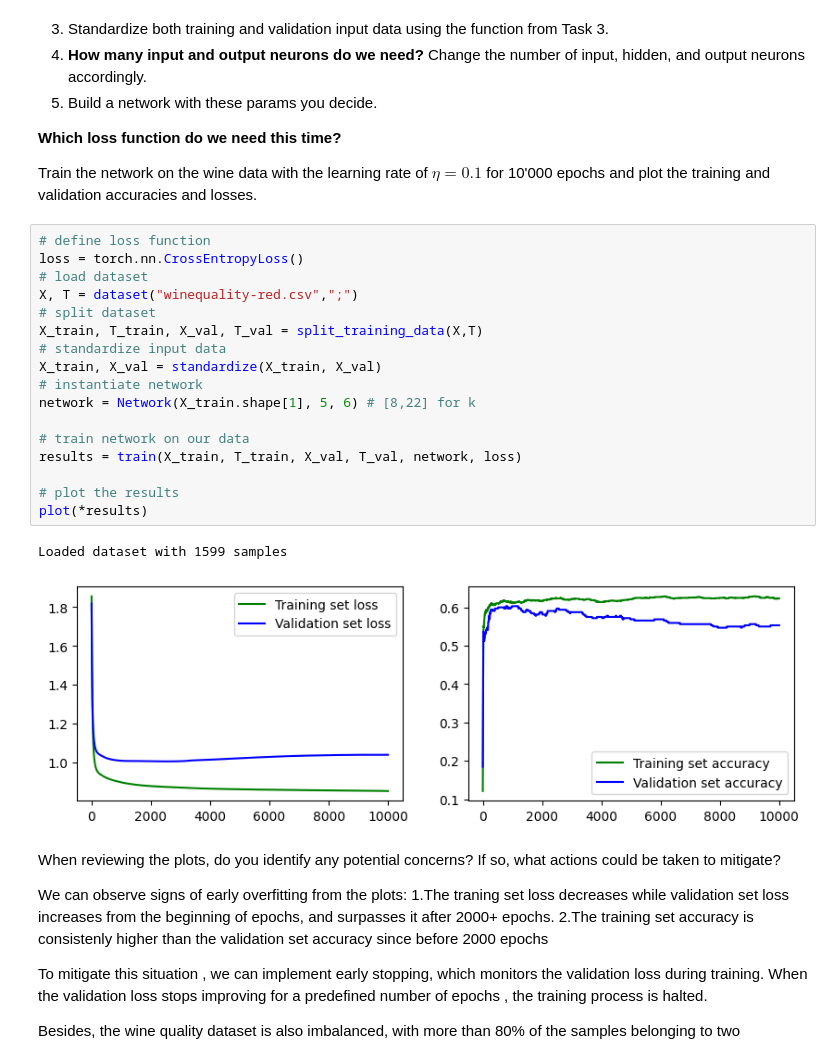
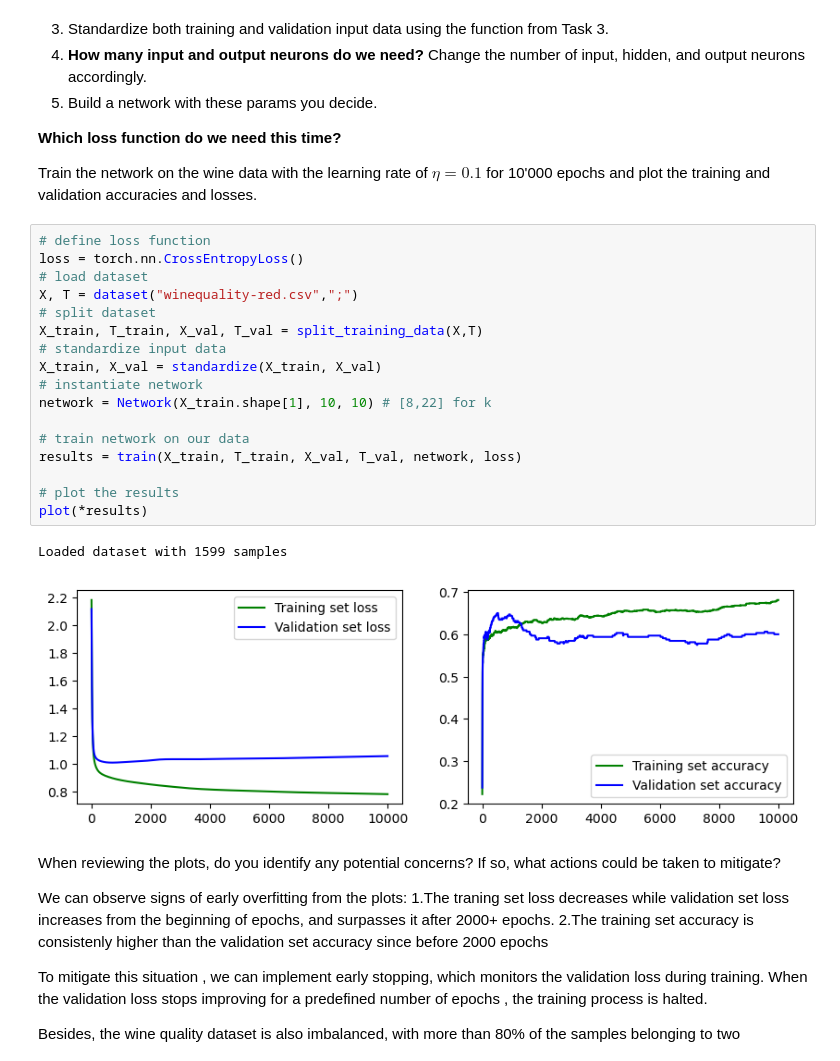
Before and after one commit to hangchenxie/uzh-deeplearning24, a Jupyter notebook: DL-Assignment05.ipynb, the cells around one changed output. Cells and saved outputs as stored; diff of their text form.

```diff
--- a/DL-Assignment05.ipynb
+++ b/DL-Assignment05.ipynb
@@ -372,23 +368,23 @@ Train the network on the wine data with the learning rate of **$\eta=0.1$** for
 # %%
 # define loss function
 loss = torch.nn.CrossEntropyLoss()
 # load dataset
 X, T = dataset("winequality-red.csv",";")
 # split dataset
 X_train, T_train, X_val, T_val = split_training_data(X,T)
 # standardize input data
 X_train, X_val = standardize(X_train, X_val)
 # instantiate network
-network = Network(X_train.shape[1], 5, 6) # [8,22] for k
+network = Network(X_train.shape[1], 10, 10) # [8,22] for k
 
 # train network on our data
 results = train(X_train, T_train, X_val, T_val, network, loss)
 
 # plot the results
 plot(*results)
 # %% [output]
 Loaded dataset with 1599 samples
-[figure, old version]
+[figure, new version]
 # %% [markdown]
 When reviewing the plots, do you identify any potential concerns? If so, what actions could be taken to mitigate?
 
```
Also changed, not shown: parts of 2 cells of this notebook.
